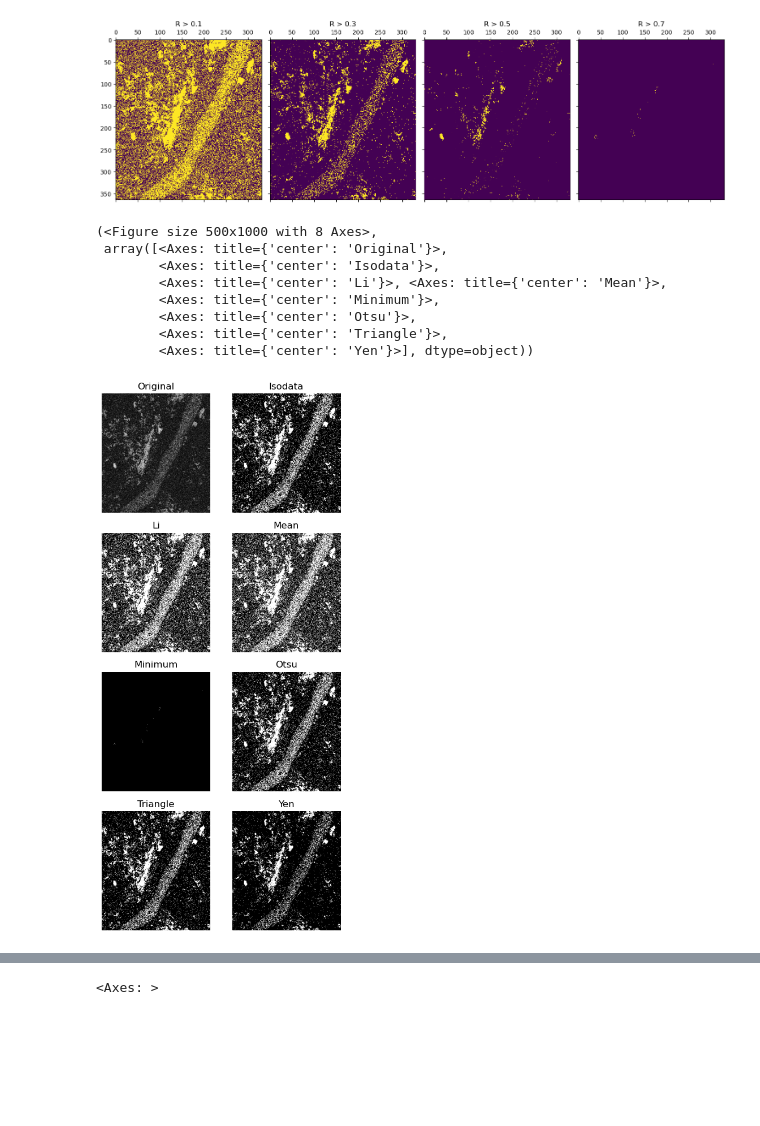
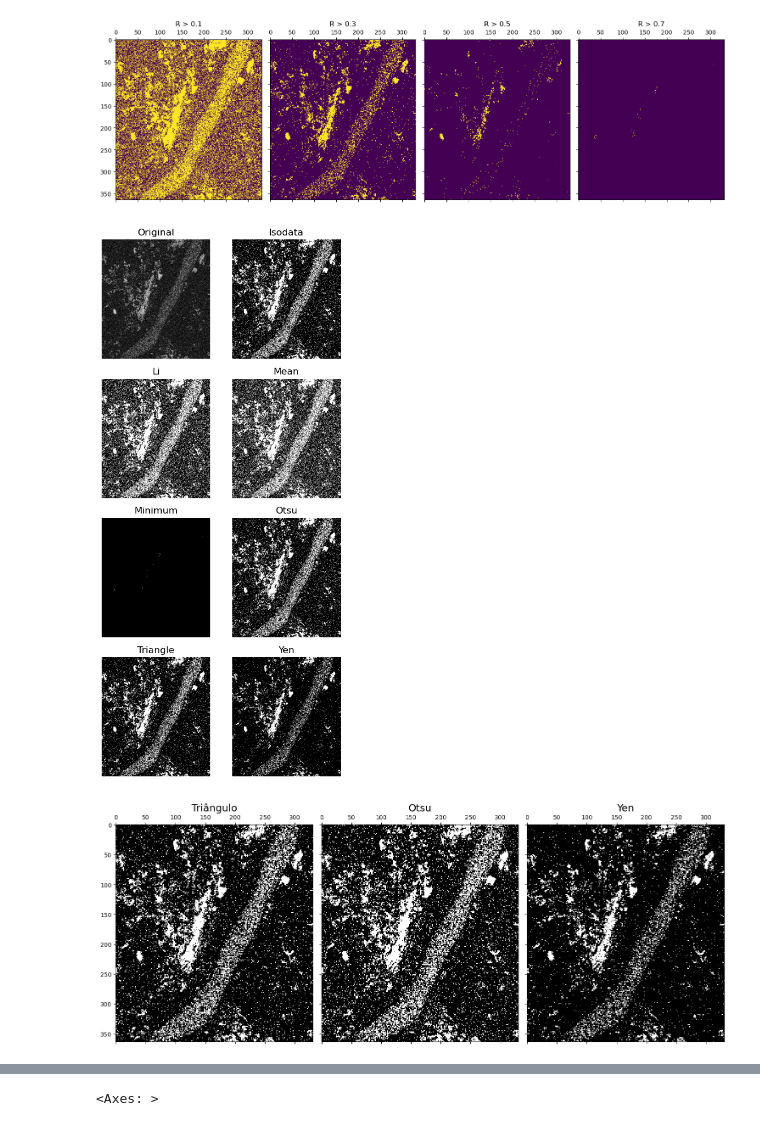
Before and after one commit to jotasaraiva/specs, a Jupyter notebook: report.ipynb, the cells around one changed output, grey strips where cells are left out. Saved outputs shown, nothing was run; the diff lists cells and outputs as text; code cells hidden in the pictures; blank space fills up the shorter version.

```diff
--- a/report.ipynb
+++ b/report.ipynb
@@ -222,17 +237,25 @@ fig.tight_layout()
 # %% [output]
 [figure]
 # %%
-try_all_threshold(R, figsize=(5, 10), verbose=False)
+fig, ax = try_all_threshold(R, figsize=(5, 10), verbose=False)
+plt.show()
 # %% [output]
-(<Figure size 500x1000 with 8 Axes>,
- array([<Axes: title={'center': 'Original'}>,
-        <Axes: title={'center': 'Isodata'}>,
-        <Axes: title={'center': 'Li'}>, <Axes: title={'center': 'Mean'}>,
-        <Axes: title={'center': 'Minimum'}>,
-        <Axes: title={'center': 'Otsu'}>,
-        <Axes: title={'center': 'Triangle'}>,
-        <Axes: title={'center': 'Yen'}>], dtype=object))
 [figure]
+# %%
+fig, axs = plt.subplots(1, 3, figsize=(15, 15), sharex=True, sharey=True)
+titles = ["Triângulo", "Otsu", "Yen"]
+thresh = [threshold_triangle(R), threshold_otsu(R), threshold_yen(R)]
+
+for lim, ax, i in zip(lims, axs, range(0, len(lims))):
+    ax.matshow(R > thresh[i], cmap="gray")
+    ax.set_title(titles[i], fontsize=17)
+
+fig.tight_layout()
+plt.show()
+
+fig.savefig("assets/threshold.png")
+# %% [output]
+[figure, added]
 # %%
 threshold = threshold_yen(R)
 binary = R > threshold
```
Also changed, not shown: parts of 7 cells of this notebook, 4 other files.
